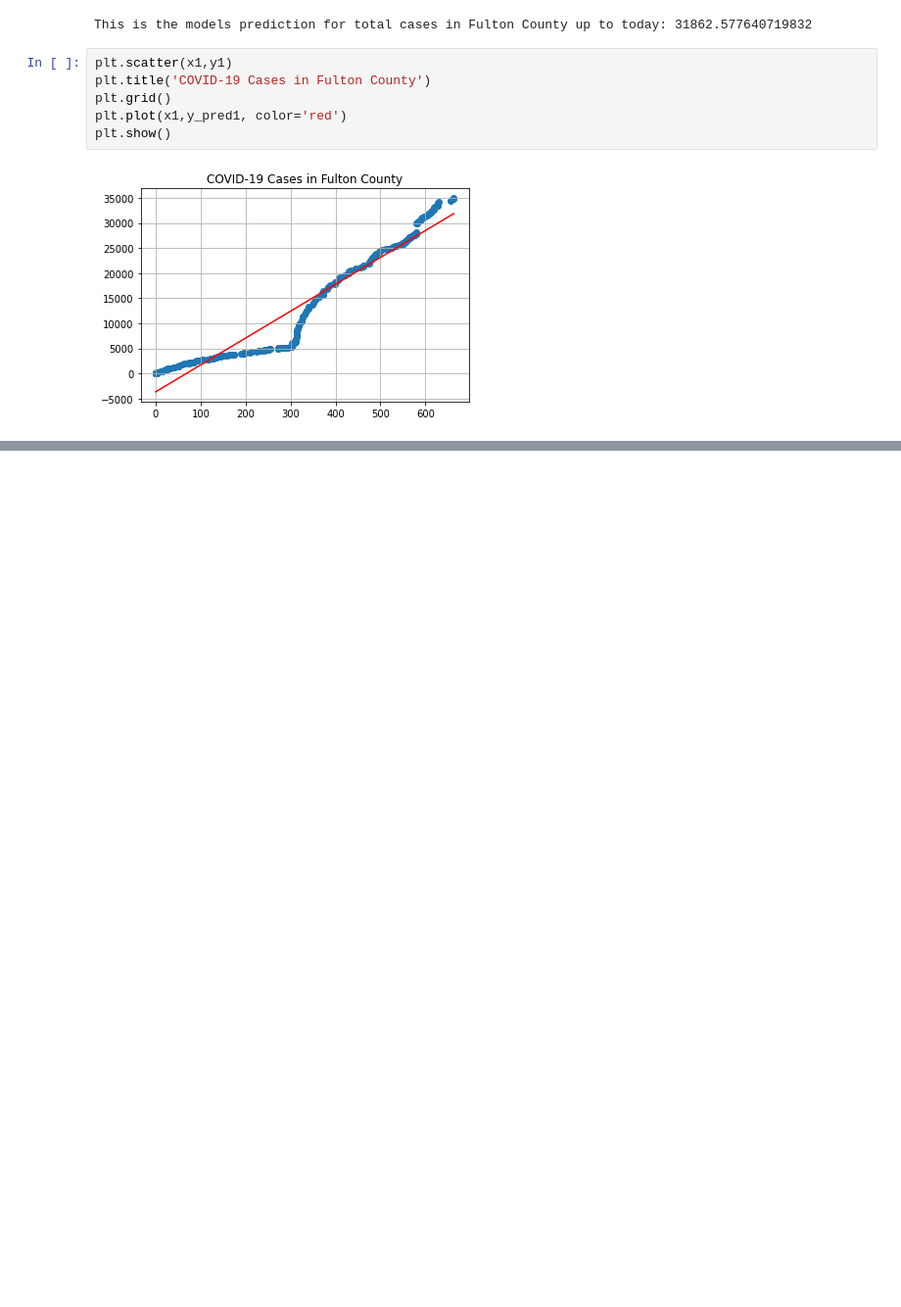
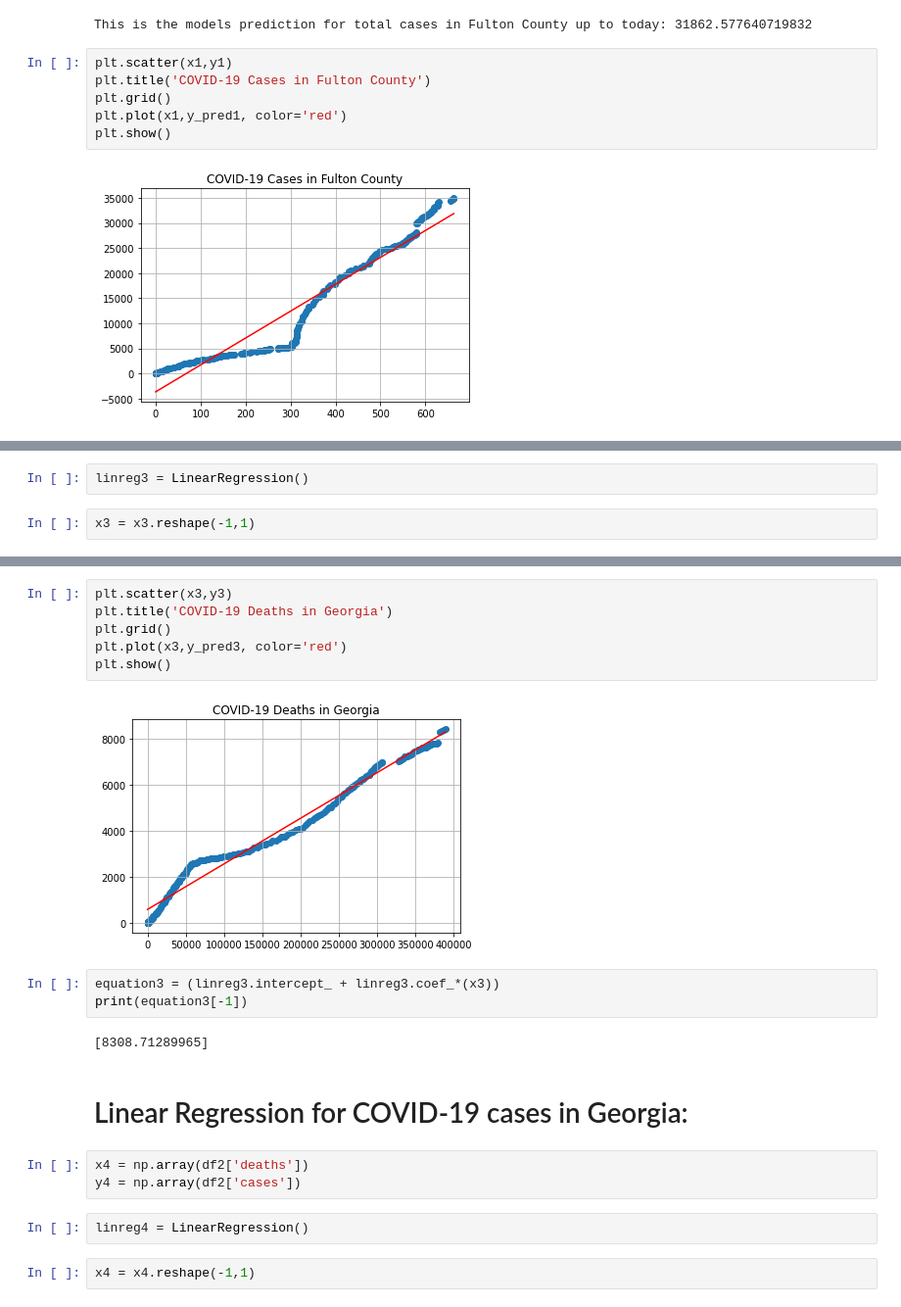
Before and after one commit to hectorsantiago5/SC20_covid_projection, a Jupyter notebook: covid_projection.ipynb, the cells around one changed output, grey strips where cells are left out. Shown: that part at 98% size. Saved outputs shown, nothing was run; the diff lists cells and outputs as text; blank space fills up the shorter version.

```diff
--- a/covid_projection.ipynb
+++ b/covid_projection.ipynb
@@ -226,0 +253,4 @@ plt.show()
+# %%
+linreg3 = LinearRegression()
+# %%
+x3 = x3.reshape(-1,1)
@@ -226,0 +266,22 @@ plt.show()
+# %%
+plt.scatter(x3,y3)
+plt.title('COVID-19 Deaths in Georgia')
+plt.grid()
+plt.plot(x3,y_pred3, color='red')
+plt.show()
+# %% [output]
+[figure, added]
+# %%
+equation3 = (linreg3.intercept_ + linreg3.coef_*(x3))
+print(equation3[-1])
+# %% [output]
+[8308.71289965]
+# %% [markdown]
+# Linear Regression for COVID-19 cases in Georgia:
+# %%
+x4 = np.array(df2['deaths'])
+y4 = np.array(df2['cases'])
+# %%
+linreg4 = LinearRegression()
+# %%
+x4 = x4.reshape(-1,1)
```
Also changed, not shown: parts of 37 cells of this notebook, 1 other file.
